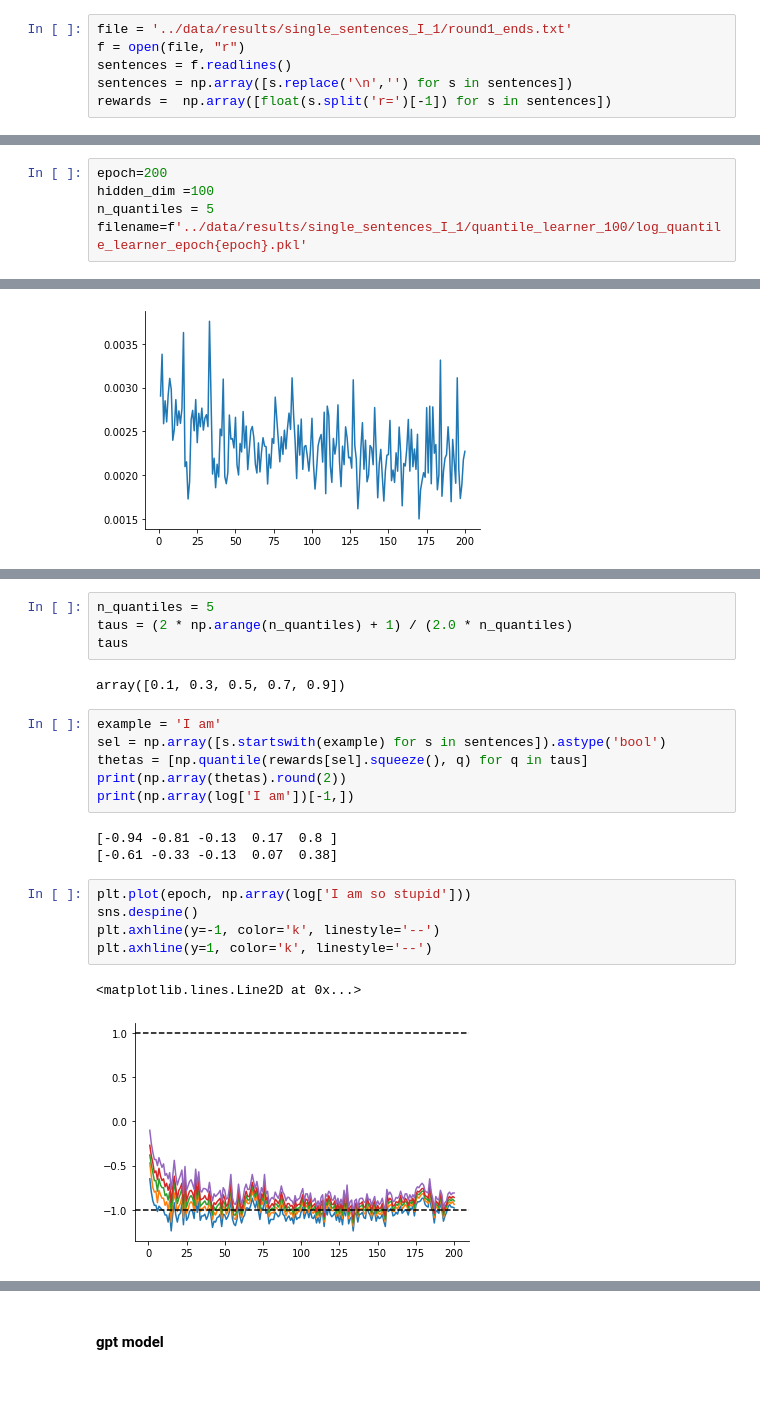
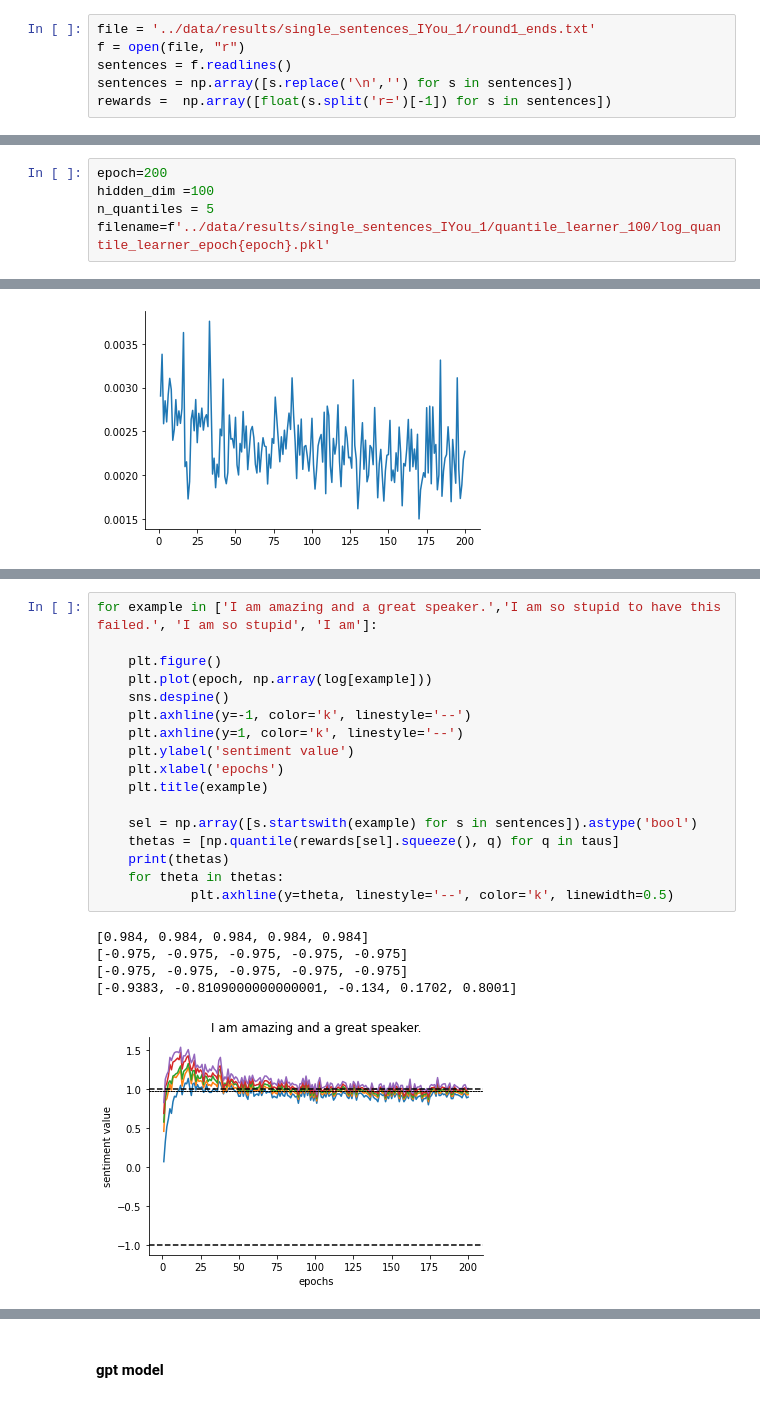
Before and after one commit to crgagne/cvar_generation, a Jupyter notebook: notebooks/Inspecting_Single_Sentence_Distributions.ipynb, the cells around one changed output, grey strips where cells are left out. Saved outputs shown, nothing was run; the diff lists cells and outputs as text.

```diff
--- a/notebooks/Inspecting_Single_Sentence_Distributions.ipynb
+++ b/notebooks/Inspecting_Single_Sentence_Distributions.ipynb
@@ -325,7 +325,7 @@ device = 'cpu'
 # %% [markdown]
 #### load data
 # %%
-file = '../data/results/single_sentences_I_1/round1_ends.txt'
+file = '../data/results/single_sentences_IYou_1/round1_ends.txt'
 f = open(file, "r")
 sentences = f.readlines()
 sentences = np.array([s.replace('\n','') for s in sentences])
@@ -351,7 +351,7 @@ np.where(sel==1)
 epoch=200
 hidden_dim =100
 n_quantiles = 5
-filename=f'../data/results/single_sentences_I_1/quantile_learner_100/log_quantile_learner_epoch{epoch}.pkl'
+filename=f'../data/results/single_sentences_IYou_1/quantile_learner_100/log_quantile_learner_epoch{epoch}.pkl'
 # %%
 #Z_network = TD_Learner(config.n_embd, n_quantiles)
 Z_network = TD_Learner(config.n_embd, n_quantiles, hidden_dim=hidden_dim)
@@ -406,23 +386,23 @@ plt.axhline(y=1, color='k', linestyle='--')
-# %%
-n_quantiles = 5
-taus = (2 * np.arange(n_quantiles) + 1) / (2.0 * n_quantiles)
-taus
-# %% [output]
-array([0.1, 0.3, 0.5, 0.7, 0.9])
-# %%
-example = 'I am'
-sel = np.array([s.startswith(example) for s in sentences]).astype('bool')
-thetas = [np.quantile(rewards[sel].squeeze(), q) for q in taus]
-print(np.array(thetas).round(2))
-print(np.array(log['I am'])[-1,])
-# %% [output]
-[-0.94 -0.81 -0.13  0.17  0.8 ]
-[-0.61 -0.33 -0.13  0.07  0.38]
-# %%
-plt.plot(epoch, np.array(log['I am so stupid']))
-sns.despine()
-plt.axhline(y=-1, color='k', linestyle='--')
-plt.axhline(y=1, color='k', linestyle='--')
-# %% [output]
-<matplotlib.lines.Line2D at 0x...>
-[figure, removed]
+# %%
+for example in ['I am amazing and a great speaker.','I am so stupid to have this failed.', 'I am so stupid', 'I am']:
+
+    plt.figure()
+    plt.plot(epoch, np.array(log[example]))
+    sns.despine()
+    plt.axhline(y=-1, color='k', linestyle='--')
+    plt.axhline(y=1, color='k', linestyle='--')
+    plt.ylabel('sentiment value')
+    plt.xlabel('epochs')
+    plt.title(example)
+
+    sel = np.array([s.startswith(example) for s in sentences]).astype('bool')
+    thetas = [np.quantile(rewards[sel].squeeze(), q) for q in taus]
+    print(thetas)
+    for theta in thetas:
+            plt.axhline(y=theta, linestyle='--', color='k', linewidth=0.5)
+# %% [output]
+[0.984, 0.984, 0.984, 0.984, 0.984]
+[-0.975, -0.975, -0.975, -0.975, -0.975]
+[-0.975, -0.975, -0.975, -0.975, -0.975]
+[-0.9383, -0.8109000000000001, -0.134, 0.1702, 0.8001]
+[figure, added]
```
Also changed, not shown: parts of 54 cells of this notebook, 13 other files.
